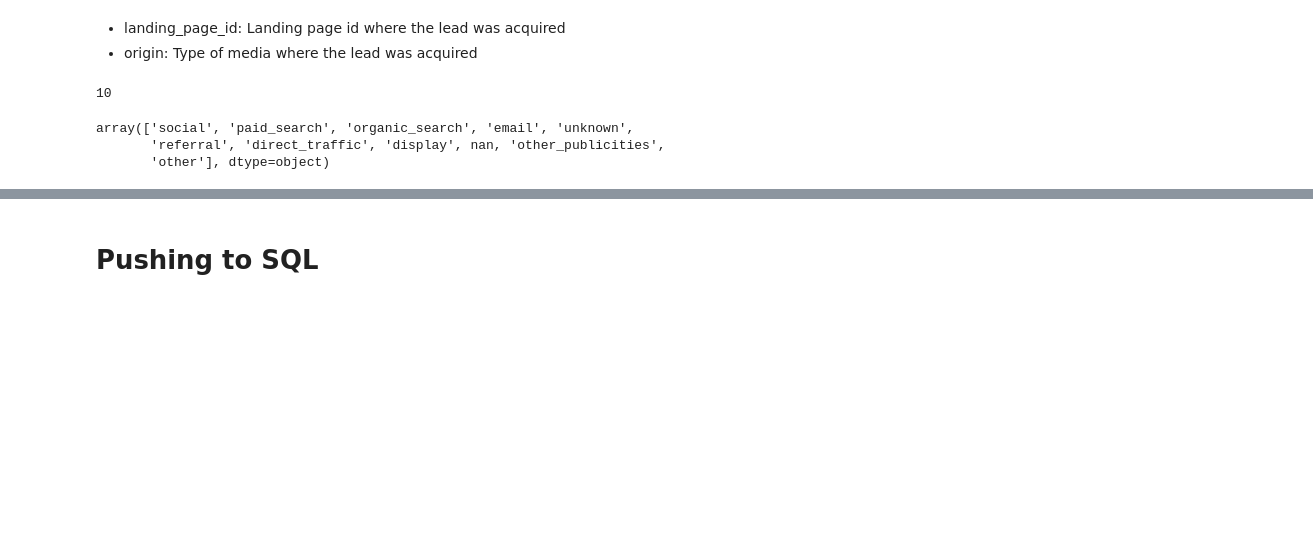
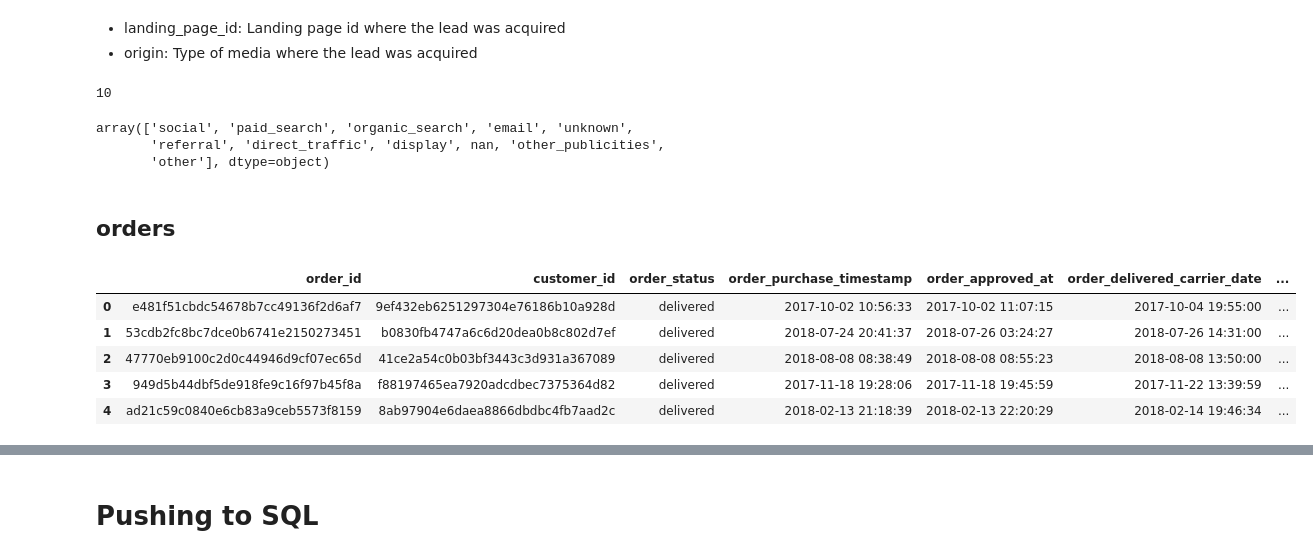
Before and after one commit to jugnuarora/Capstone-Project-E-Commerce, a Jupyter notebook: data_cleaning_Fahad.ipynb, the cells around one changed output, grey strips where cells are left out. Drawn from its saved outputs; the diff is of its cells as text; code cells hidden in the pictures; blank space fills up the shorter version.

```diff
--- a/data_cleaning_Fahad.ipynb
+++ b/data_cleaning_Fahad.ipynb
@@ -385,3 +385,15 @@ olist_marketing_qualified_leads_dataset.origin.unique()
 array(['social', 'paid_search', 'organic_search', 'email', 'unknown',
        'referral', 'direct_traffic', 'display', nan, 'other_publicities',
        'other'], dtype=object)
+# %% [markdown]
+## orders
+# %%
+orders = get_dataframe_cp('SELECT * FROM e_commerce.orders_dataset')
+orders.head()
+# %% [output]
+|  | order_id | customer_id | order_status | order_purchase_timestamp | order_approved_at | order_delivered_carrier_date | ... |
+| 0 | e481f51cbdc54678b7cc49136f2d6af7 | 9ef432eb6251297304e76186b10a928d | delivered | 2017-10-02 10:56:33 | 2017-10-02 11:07:15 | 2017-10-04 19:55:00 | ... |
+| 1 | 53cdb2fc8bc7dce0b6741e2150273451 | b0830fb4747a6c6d20dea0b8c802d7ef | delivered | 2018-07-24 20:41:37 | 2018-07-26 03:24:27 | 2018-07-26 14:31:00 | ... |
+| 2 | 47770eb9100c2d0c44946d9cf07ec65d | 41ce2a54c0b03bf3443c3d931a367089 | delivered | 2018-08-08 08:38:49 | 2018-08-08 08:55:23 | 2018-08-08 13:50:00 | ... |
+| 3 | 949d5b44dbf5de918fe9c16f97b45f8a | f88197465ea7920adcdbec7375364d82 | delivered | 2017-11-18 19:28:06 | 2017-11-18 19:45:59 | 2017-11-22 13:39:59 | ... |
+| 4 | ad21c59c0840e6cb83a9ceb5573f8159 | 8ab97904e6daea8866dbdbc4fb7aad2c | delivered | 2018-02-13 21:18:39 | 2018-02-13 22:20:29 | 2018-02-14 19:46:34 | ... |
```
Also changed, not shown: parts of 4 cells of this notebook.
